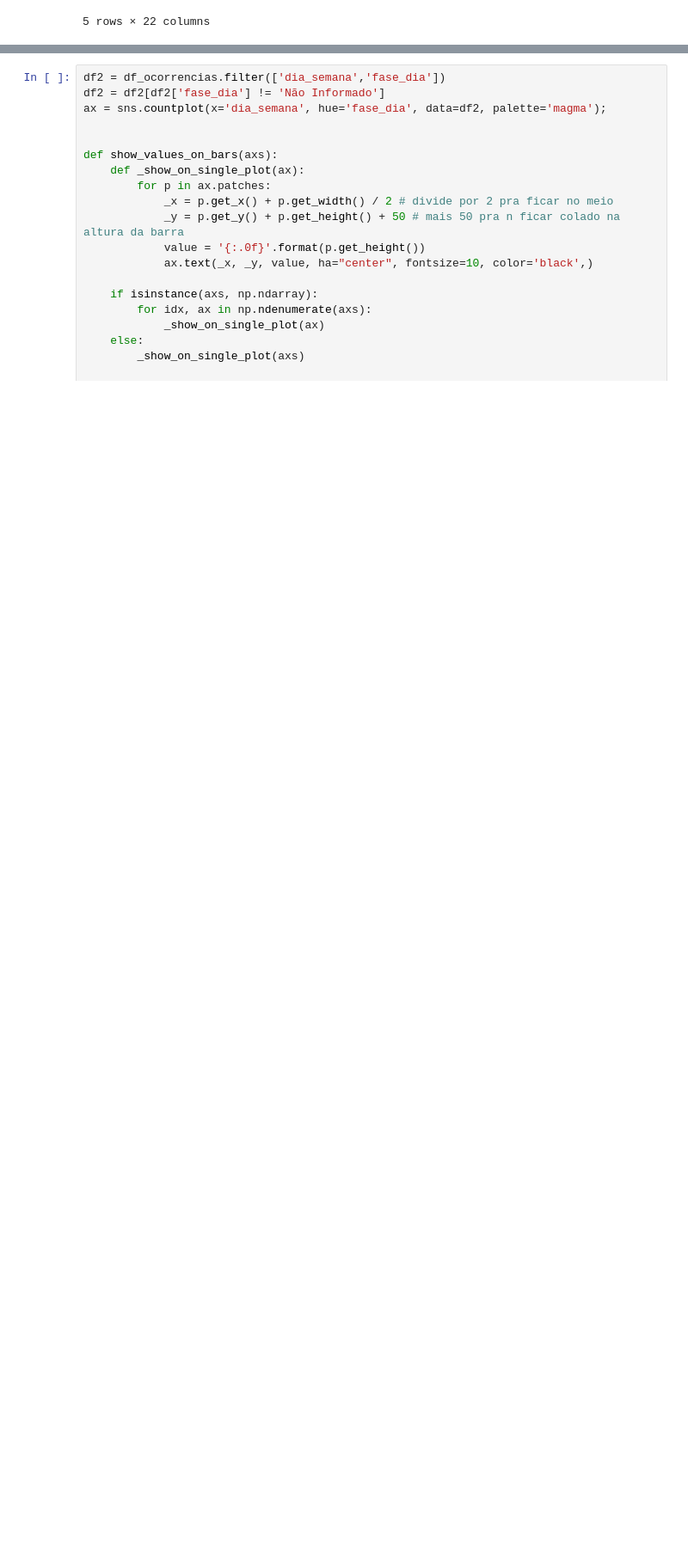
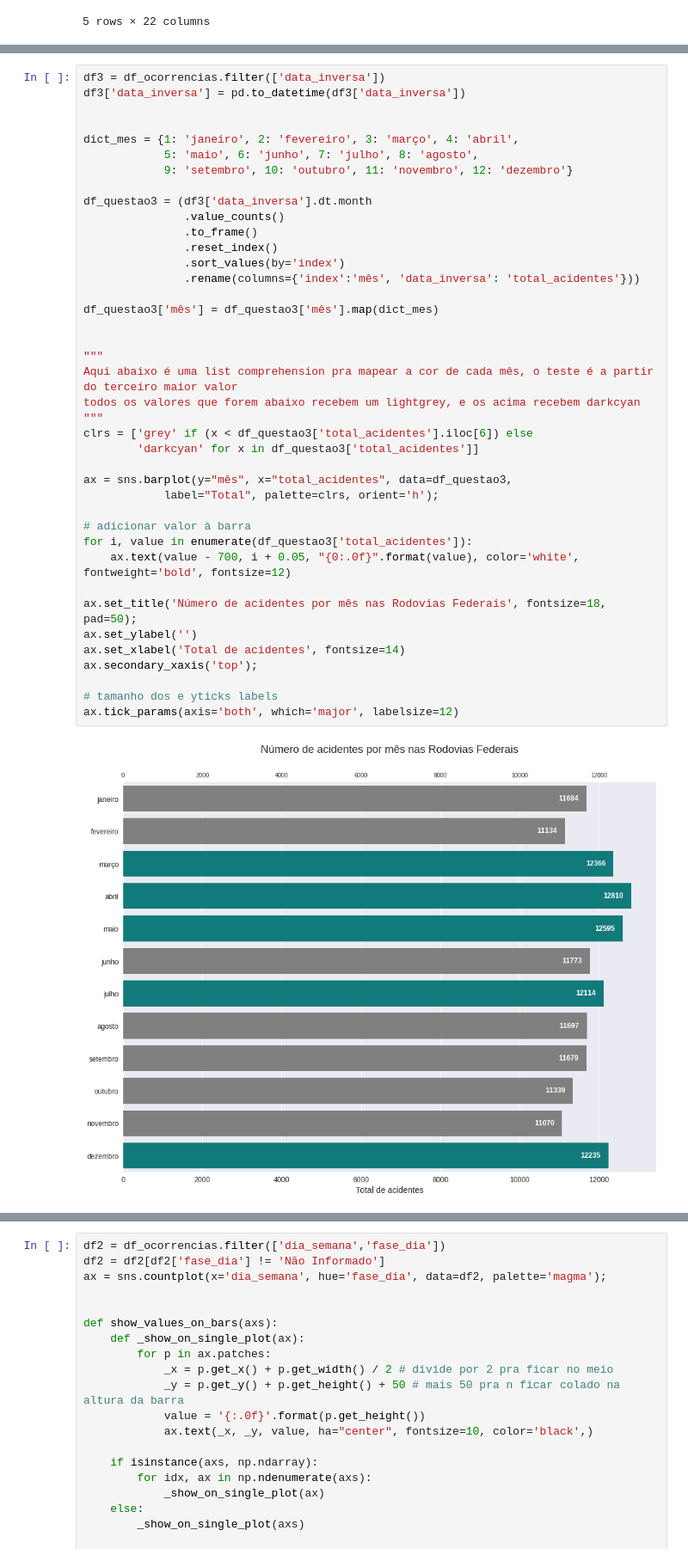
Before and after one commit to XQDLteam/brazil_highway_accidents, a Jupyter notebook: acidentes_br.ipynb, the cells around one changed output, grey strips where cells are left out. Shown at 86% size. Cells and saved outputs as stored; diff of their text form; blank space fills up the shorter version.

```diff
--- a/acidentes_br.ipynb
+++ b/acidentes_br.ipynb
@@ -272,0 +213,42 @@ Assim como vimos nos outros mapas geográficos, neste de calor, também percebe-
+# %%
+df3 = df_ocorrencias.filter(['data_inversa'])
+df3['data_inversa'] = pd.to_datetime(df3['data_inversa'])
+
+
+dict_mes = {1: 'janeiro', 2: 'fevereiro', 3: 'março', 4: 'abril',
+            5: 'maio', 6: 'junho', 7: 'julho', 8: 'agosto',
+            9: 'setembro', 10: 'outubro', 11: 'novembro', 12: 'dezembro'}
+
+df_questao3 = (df3['data_inversa'].dt.month
+               .value_counts()
+               .to_frame()
+               .reset_index()
+               .sort_values(by='index')
+               .rename(columns={'index':'mês', 'data_inversa': 'total_acidentes'}))
+
+df_questao3['mês'] = df_questao3['mês'].map(dict_mes)
+
+
+"""
+Aqui abaixo é uma list comprehension pra mapear a cor de cada mês, o teste é a partir do terceiro maior valor
+todos os valores que forem abaixo recebem um lightgrey, e os acima recebem darkcyan
+"""
+clrs = ['grey' if (x < df_questao3['total_acidentes'].iloc[6]) else
+        'darkcyan' for x in df_questao3['total_acidentes']]
+
+ax = sns.barplot(y="mês", x="total_acidentes", data=df_questao3,
+            label="Total", palette=clrs, orient='h');
+
+# adicionar valor à barra
+for i, value in enumerate(df_questao3['total_acidentes']):
+    ax.text(value - 700, i + 0.05, "{0:.0f}".format(value), color='white', fontweight='bold', fontsize=12)
+
+ax.set_title('Número de acidentes por mês nas Rodovias Federais', fontsize=18, pad=50);
+ax.set_ylabel('')
+ax.set_xlabel('Total de acidentes', fontsize=14)
+ax.secondary_xaxis('top');
+
+# tamanho dos e yticks labels
+ax.tick_params(axis='both', which='major', labelsize=12)
+# %% [output]
+[figure, added]
```
Also changed, not shown: parts of 77 cells of this notebook.
